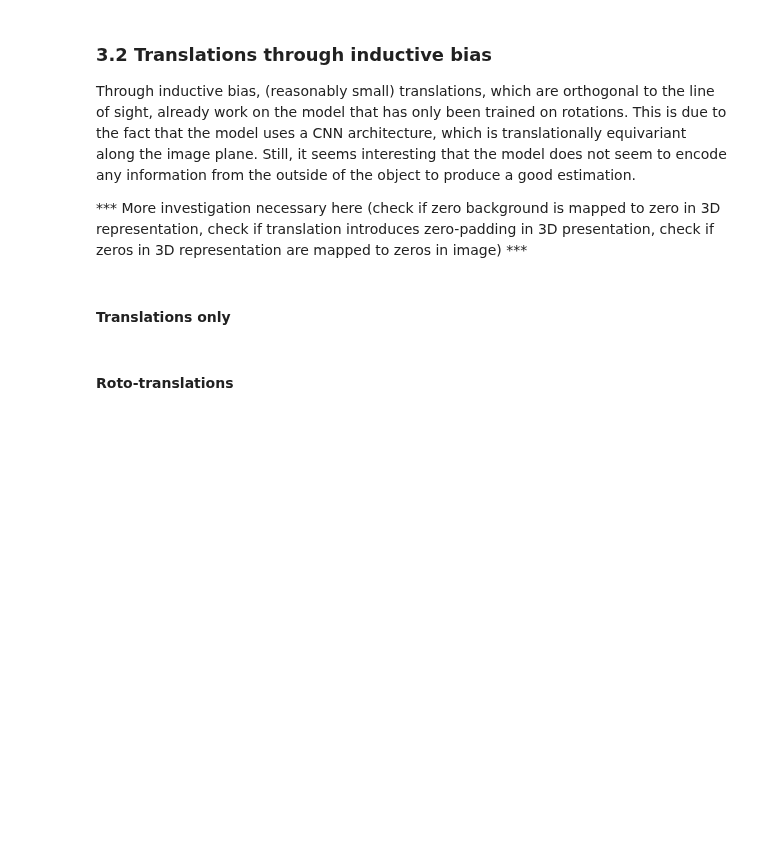
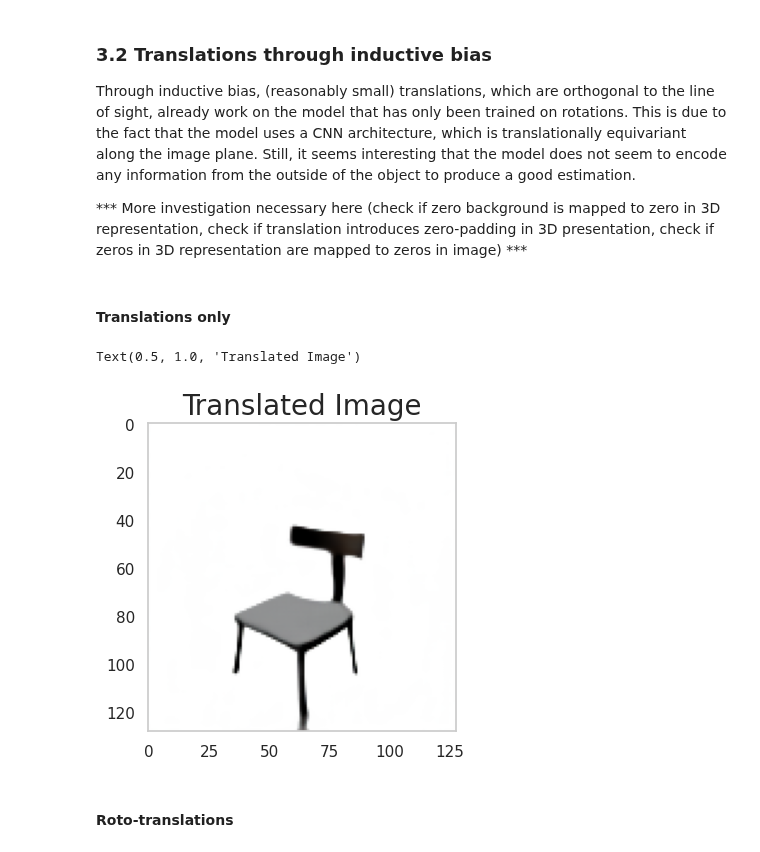
Before and after one commit to elidub/equiv-neural-rendering, a Jupyter notebook: EquivariantNR.ipynb, the cells around one changed output. Drawn from its saved outputs; the diff is of its cells as text; code cells hidden in the pictures; blank space fills up the shorter version.

Commit message:
Notebook - Fixed demo part 3

```diff
--- a/EquivariantNR.ipynb
+++ b/EquivariantNR.ipynb
@@ -397,2 +384,18 @@ plot_img_tensor(rendered.detach())
+# %%
+translations = copy.deepcopy(transformations)
+translations['translation']['x'] = 0.
+translations['translation']['y'] = 0.3
+translations['translation']['z'] = 0.3
+translations['azimuth'] = 0.
+translations['elevation'] = 0.
+
+demo_images, demo_keys = visualize_model(model_path,img_path, transformations)
+
+plt.figure(figsize = (4,4))
+plt.imshow(demo_images[3])
+plt.title(demo_keys[3], size = 20)
+# %% [output]
+Text(0.5, 1.0, 'Translated Image')
+[figure, added]
 # %% [markdown]
 #### Roto-translations
```
Also changed, not shown: parts of 9 cells of this notebook.
